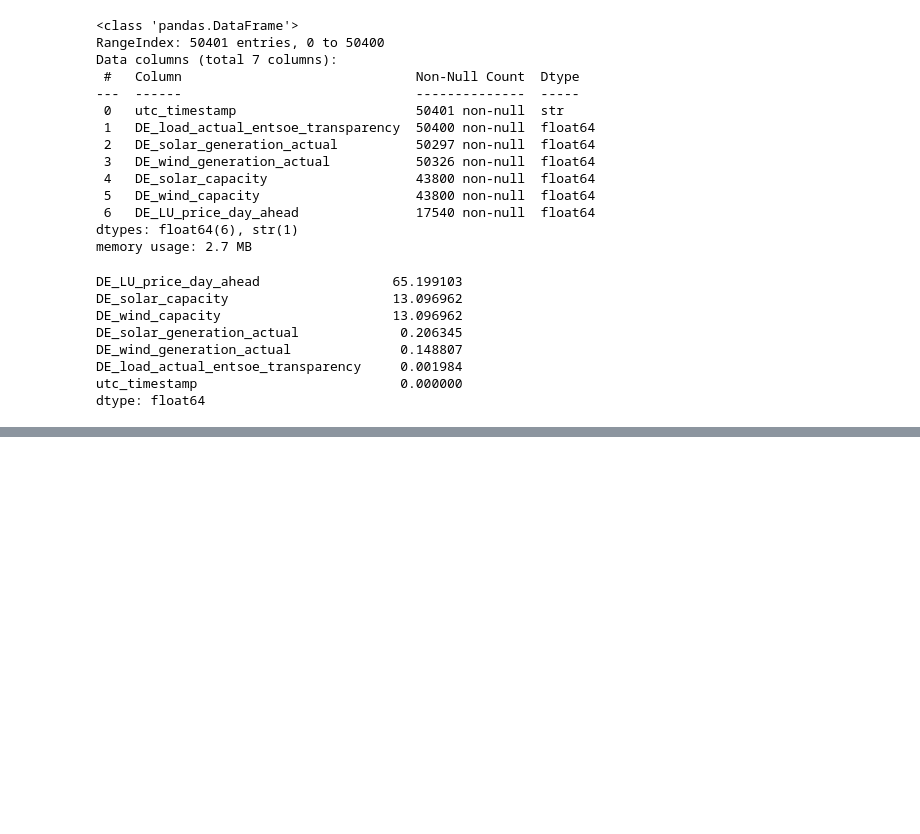
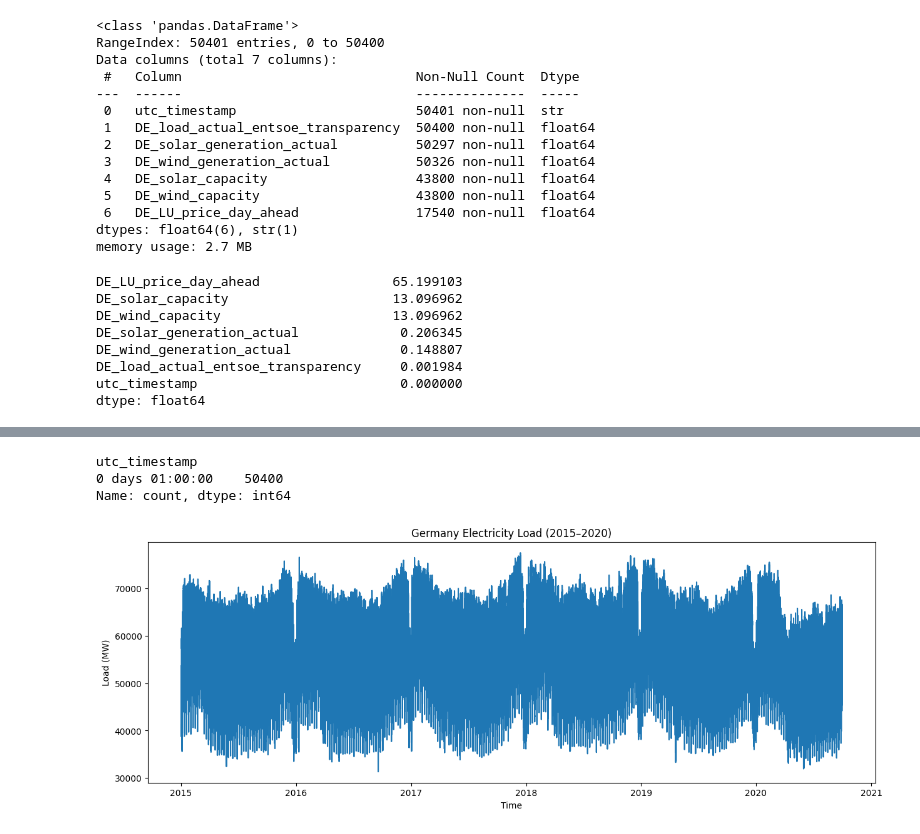
Before and after one commit to Kendivoen/energy-analytics-platform, a Jupyter notebook: notebooks/01_data_collection.ipynb, the cells around one changed output, grey strips where cells are left out. Drawn from its saved outputs; the diff is of its cells as text; code cells hidden in the pictures; blank space fills up the shorter version.

Commit message:
Added datetime validation and Germany load visualization

```diff
--- a/notebooks/01_data_collection.ipynb
+++ b/notebooks/01_data_collection.ipynb
@@ -120,3 +120,9 @@ grid_selected.describe()
 | 50% | 55092.000000 | 173.000000 | 9015.000000 | 40941.000000 | 39808.000000 | ... |
 | 75% | 64309.250000 | 7342.000000 | 16113.750000 | 46092.000000 | 47730.000000 | ... |
 | max | 77549.000000 | 32947.000000 | 46064.000000 | 50508.000000 | 50452.000000 | ... |
+# %%
+grid_selected['utc_timestamp'] = pd.to_datetime(
+    grid_selected['utc_timestamp']
+)
+
+grid_selected.info()
@@ -122,0 +144,30 @@ grid_selected.describe()
+# %%
+time_diff = (
+    grid_selected['utc_timestamp']
+    .sort_values()
+    .diff()
+)
+
+time_diff.value_counts()
+# %% [output]
+utc_timestamp
+0 days 01:00:00    50400
+Name: count, dtype: int64
+# %%
+import matplotlib.pyplot as plt
+
+plt.figure(figsize=(15,5))
+
+plt.plot(
+    grid_selected['utc_timestamp'],
+    grid_selected['DE_load_actual_entsoe_transparency']
+)
+
+plt.title("Germany Electricity Load (2015–2020)")
+plt.xlabel("Time")
+
+plt.ylabel("Load (MW)")
+
+plt.show()
+# %% [output]
+[figure, added]
```
Also changed, not shown: parts of 1 cell of this notebook.
